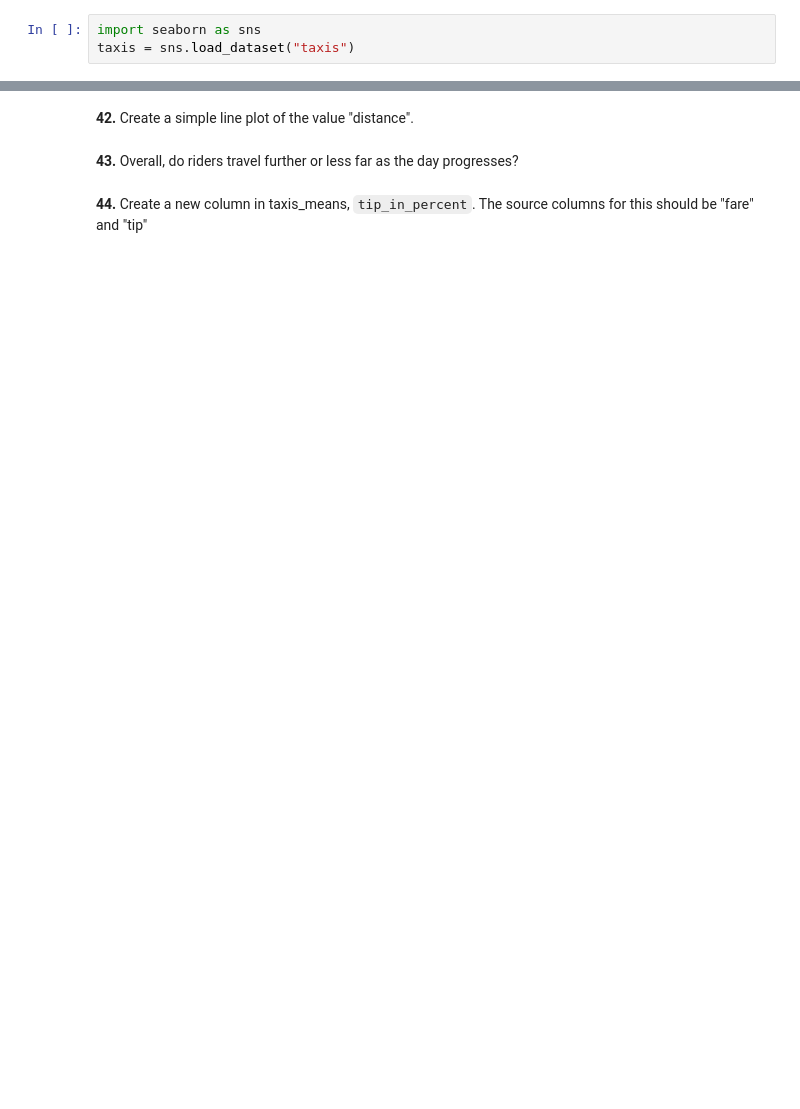
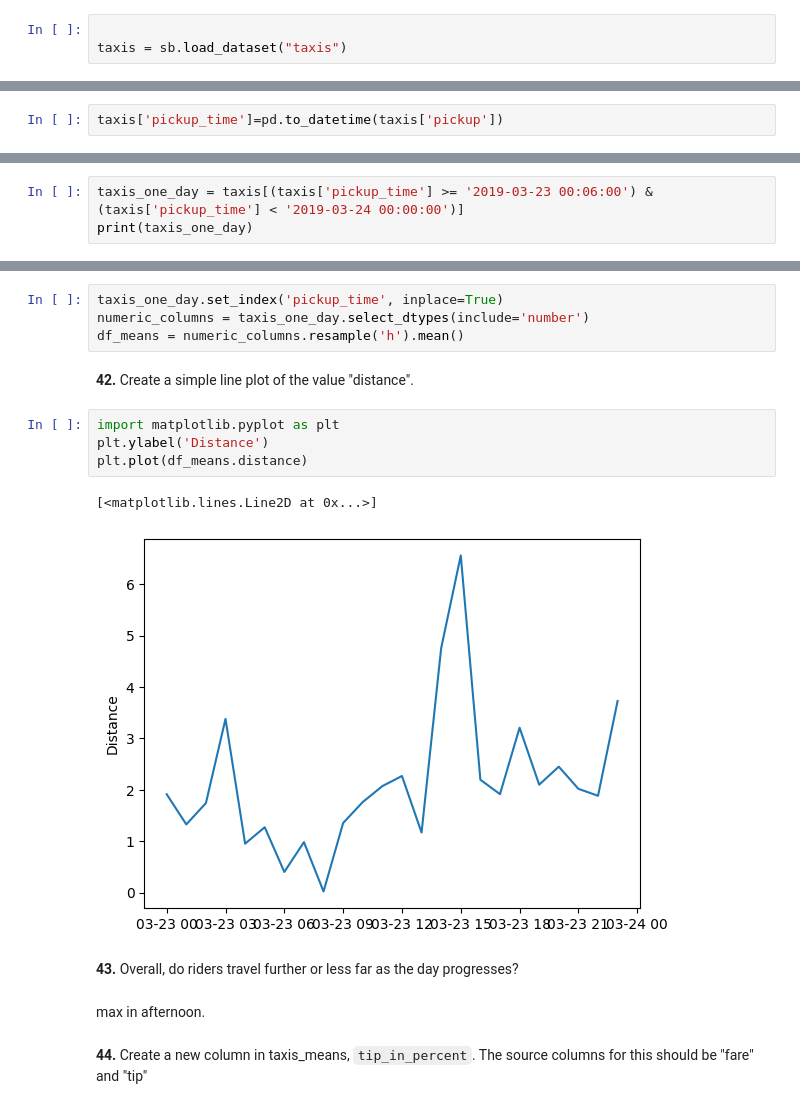
Before and after one commit to siddhanttt2506/RESUME-RATER, a Jupyter notebook: WEEK_0_submission/Utkarsh_241117_0/PandasExercises.ipynb, the cells around one changed output, grey strips where cells are left out. Drawn from its saved outputs; the diff is of its cells as text; blank space fills up the shorter version.

````diff
--- a/WEEK_0_submission/Utkarsh_241117_0/PandasExercises.ipynb
+++ b/WEEK_0_submission/Utkarsh_241117_0/PandasExercises.ipynb
@@ -344,9 +344,14 @@ dtype: object
 # %% [markdown]
 **38.** Load the taxis dataset into a DataFrame, ```taxis```.
 # %%
-import seaborn as sns
-taxis = sns.load_dataset("taxis")
+
+taxis = sb.load_dataset("taxis")
 # %% [markdown]
 **39.** The 'pickup' column contains the date and time the customer picked up, but it's a string.  Add a column to the DataFrame, 'pickup_time', containing the value in 'pickup' as a DateTime.
+# %%
+taxis['pickup_time']=pd.to_datetime(taxis['pickup'])
 # %% [markdown]
 **40.** We have a hypothesis that as the day goes on, the tips get higher.  We'll need to wrangle the data a bit before testing this, however.  First, now that we have a datetime column, pickup_time, create a subset of it to create a new DataFrame, taxis_one_day. This new DataFrame should have values between '2019-03-23 00:06:00' (inclusive) and '2019-03-24 00:00:00' (exlusive).
+# %%
+taxis_one_day = taxis[(taxis['pickup_time'] >= '2019-03-23 00:06:00') & (taxis['pickup_time'] < '2019-03-24 00:00:00')]
+print(taxis_one_day)
@@ -353,8 +376,21 @@ taxis = sns.load_dataset("taxis")
 # %% [markdown]
 **41.** We now have a range from morning until midnight, but we to take the mean of the numeric columns, grouped at one hour intervals.  Save the result as df_means, and display it.
+# %%
+taxis_one_day.set_index('pickup_time', inplace=True)
+numeric_columns = taxis_one_day.select_dtypes(include='number')
+df_means = numeric_columns.resample('h').mean()
 # %% [markdown]
 **42.** Create a simple line plot of the value "distance".
+# %%
+import matplotlib.pyplot as plt
+plt.ylabel('Distance')
+plt.plot(df_means.distance)
+# %% [output]
+[<matplotlib.lines.Line2D at 0x...>]
+[figure, added]
 # %% [markdown]
 **43.** Overall, do riders travel further or less far as the day progresses?
+# %% [markdown]
+max in afternoon.
 # %% [markdown]
 **44.** Create a new column in taxis_means, ```tip_in_percent```.  The source columns for this should be "fare" and "tip"
````
Also changed, not shown: parts of 6 cells of this notebook, 18 other files.
